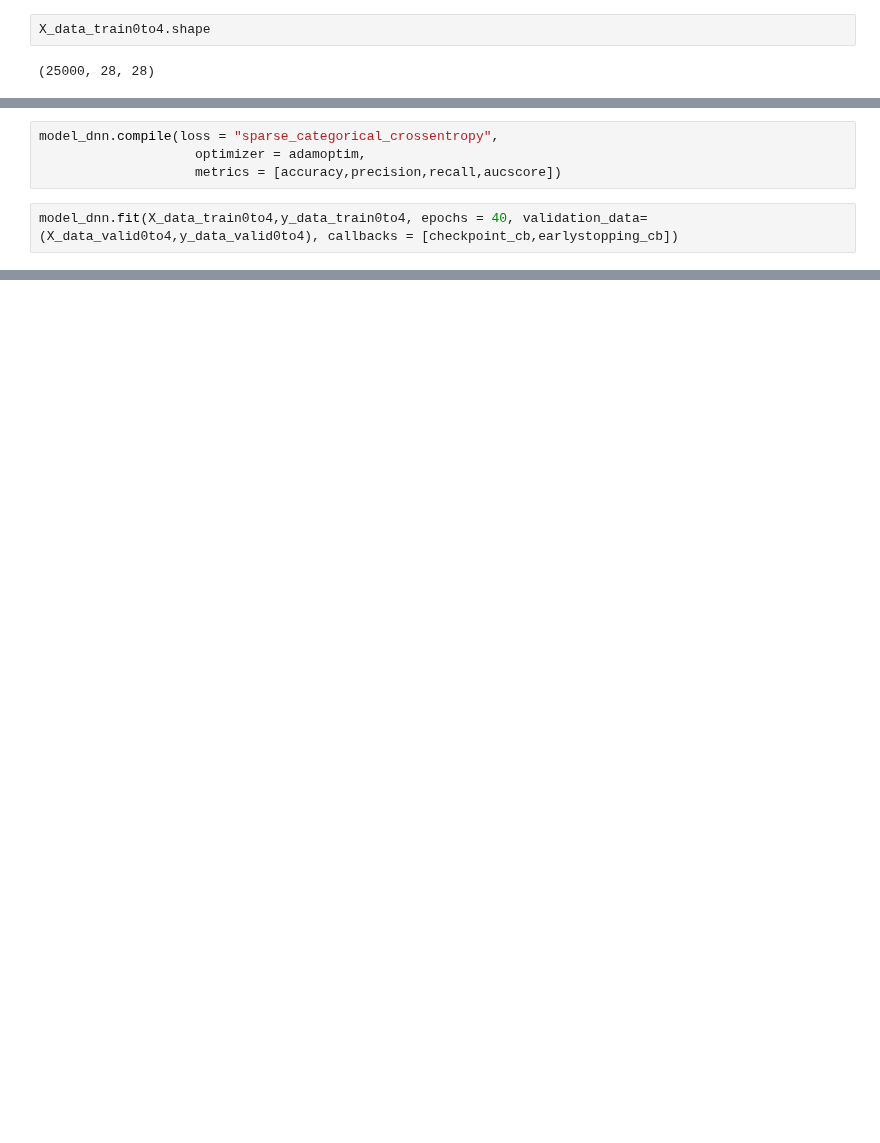
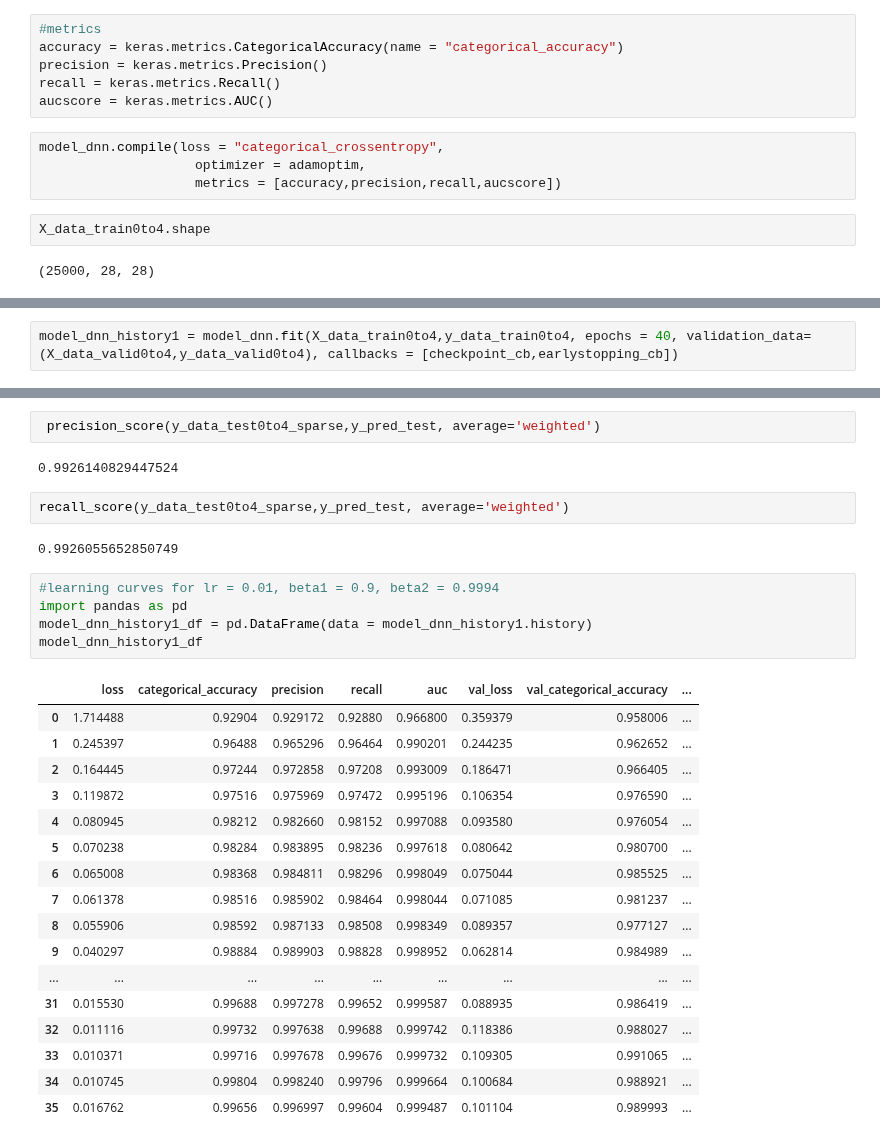
Before and after one commit to Pasindu19970808/Hands-on-Machine-Learning-Textbook-Exercises, a Jupyter notebook: DeepLearning_1/Chapter11Exercise.ipynb, the cells around one changed output, grey strips where cells are left out. Saved outputs shown, nothing was run; the diff lists cells and outputs as text; blank space fills up the shorter version.

```diff
--- a/DeepLearning_1/Chapter11Exercise.ipynb
+++ b/DeepLearning_1/Chapter11Exercise.ipynb
@@ -66,3 +98,13 @@ y_data_valid0to4 = y_data_train0to4[25000:]
+# %%
+#metrics
+accuracy = keras.metrics.CategoricalAccuracy(name = "categorical_accuracy")
+precision = keras.metrics.Precision()
+recall = keras.metrics.Recall()
+aucscore = keras.metrics.AUC()
+# %%
+model_dnn.compile(loss = "categorical_crossentropy",
+                    optimizer = adamoptim,
+                    metrics = [accuracy,precision,recall,aucscore])
 # %%
 X_data_train0to4.shape
 # %% [output]
@@ -91,8 +116,4 @@ aucscore = keras.metrics.AUC()
-# %%
-model_dnn.compile(loss = "sparse_categorical_crossentropy",
-                    optimizer = adamoptim,
-                    metrics = [accuracy,precision,recall,aucscore])
 # %%
-model_dnn.fit(X_data_train0to4,y_data_train0to4, epochs = 40, validation_data=(X_data_valid0to4,y_data_valid0to4), callbacks = [checkpoint_cb,earlystopping_cb])
+model_dnn_history1 = model_dnn.fit(X_data_train0to4,y_data_train0to4, epochs = 40, validation_data=(X_data_valid0to4,y_data_valid0to4), callbacks = [checkpoint_cb,earlystopping_cb])
 # %% [output]
 Epoch 1/40
@@ -102,0 +167,31 @@ ValueError: in user code:
+# %%
+ precision_score(y_data_test0to4_sparse,y_pred_test, average='weighted')
+# %% [output]
+0.9926140829447524
+# %%
+recall_score(y_data_test0to4_sparse,y_pred_test, average='weighted')
+# %% [output]
+0.9926055652850749
+# %%
+#learning curves for lr = 0.01, beta1 = 0.9, beta2 = 0.9994
+import pandas as pd
+model_dnn_history1_df = pd.DataFrame(data = model_dnn_history1.history)
+model_dnn_history1_df
+# %% [output]
+|  | loss | categorical_accuracy | precision | recall | auc | val_loss | val_categorical_accuracy | ... |
+| 0 | 1.714488 | 0.92904 | 0.929172 | 0.92880 | 0.966800 | 0.359379 | 0.958006 | ... |
+| 1 | 0.245397 | 0.96488 | 0.965296 | 0.96464 | 0.990201 | 0.244235 | 0.962652 | ... |
+| 2 | 0.164445 | 0.97244 | 0.972858 | 0.97208 | 0.993009 | 0.186471 | 0.966405 | ... |
+| 3 | 0.119872 | 0.97516 | 0.975969 | 0.97472 | 0.995196 | 0.106354 | 0.976590 | ... |
+| 4 | 0.080945 | 0.98212 | 0.982660 | 0.98152 | 0.997088 | 0.093580 | 0.976054 | ... |
+| 5 | 0.070238 | 0.98284 | 0.983895 | 0.98236 | 0.997618 | 0.080642 | 0.980700 | ... |
+| 6 | 0.065008 | 0.98368 | 0.984811 | 0.98296 | 0.998049 | 0.075044 | 0.985525 | ... |
+| 7 | 0.061378 | 0.98516 | 0.985902 | 0.98464 | 0.998044 | 0.071085 | 0.981237 | ... |
+| 8 | 0.055906 | 0.98592 | 0.987133 | 0.98508 | 0.998349 | 0.089357 | 0.977127 | ... |
+| 9 | 0.040297 | 0.98884 | 0.989903 | 0.98828 | 0.998952 | 0.062814 | 0.984989 | ... |
+| ... | ... | ... | ... | ... | ... | ... | ... | ... |
+| 31 | 0.015530 | 0.99688 | 0.997278 | 0.99652 | 0.999587 | 0.088935 | 0.986419 | ... |
+| 32 | 0.011116 | 0.99732 | 0.997638 | 0.99688 | 0.999742 | 0.118386 | 0.988027 | ... |
+| 33 | 0.010371 | 0.99716 | 0.997678 | 0.99676 | 0.999732 | 0.109305 | 0.991065 | ... |
+| 34 | 0.010745 | 0.99804 | 0.998240 | 0.99796 | 0.999664 | 0.100684 | 0.988921 | ... |
+| 35 | 0.016762 | 0.99656 | 0.996997 | 0.99604 | 0.999487 | 0.101104 | 0.989993 | ... |
```
Also changed, not shown: parts of 26 cells of this notebook, 1 other file.
